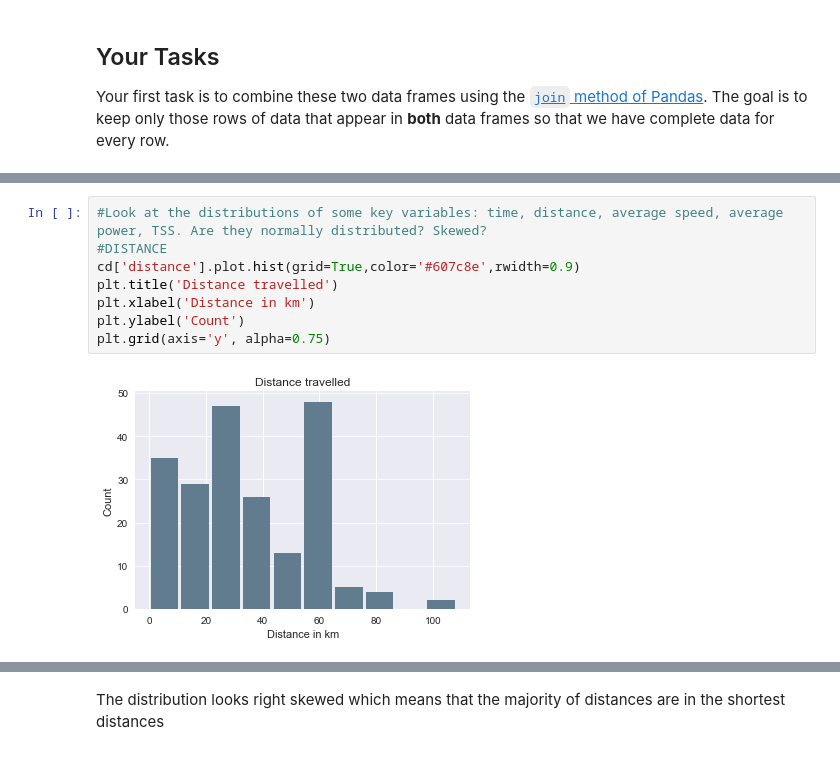
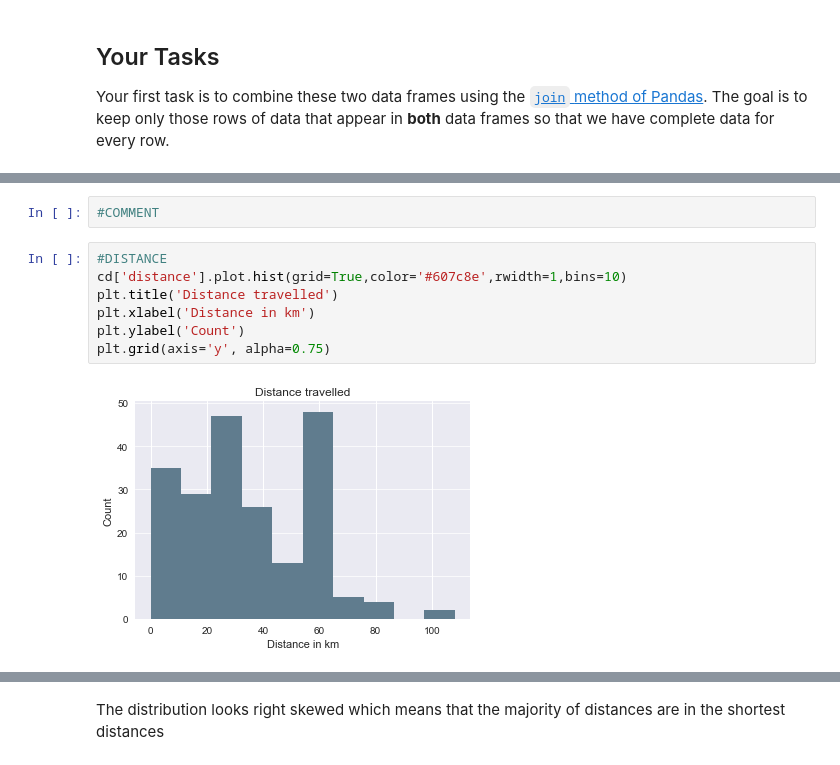
Before and after one commit to fracomp/datascience, a Jupyter notebook: Portfolio 1.ipynb, the cells around one changed output, grey strips where cells are left out. Saved outputs shown, nothing was run; the diff lists cells and outputs as text.

```diff
--- a/Portfolio 1.ipynb
+++ b/Portfolio 1.ipynb
@@ -126,10 +107,11 @@ Maybe here you can write down properly the status of you new dataset
+# %%
+#COMMENT
 # %%
-#Look at the distributions of some key variables: time, distance, average speed, average power, TSS. Are they normally distributed? Skewed?
 #DISTANCE
-cd['distance'].plot.hist(grid=True,color='#607c8e',rwidth=0.9)
+cd['distance'].plot.hist(grid=True,color='#607c8e',rwidth=1,bins=10)
 plt.title('Distance travelled')
 plt.xlabel('Distance in km')
 plt.ylabel('Count')
 plt.grid(axis='y', alpha=0.75)
 # %% [output]
-[figure, old version]
+[figure, new version]
```
Also changed, not shown: parts of 15 cells of this notebook.
